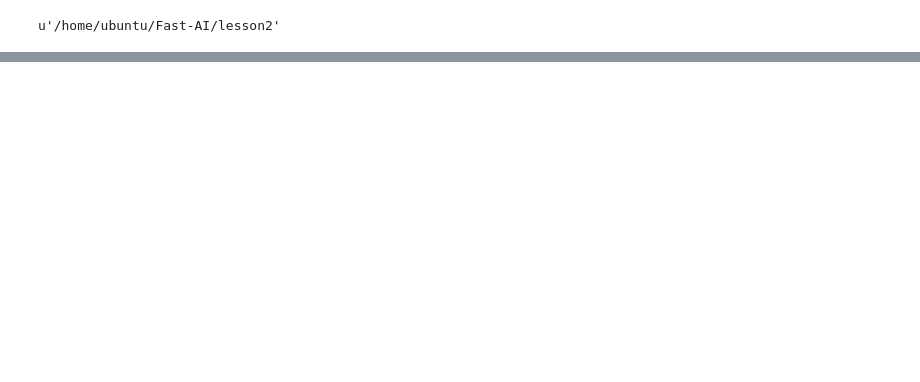
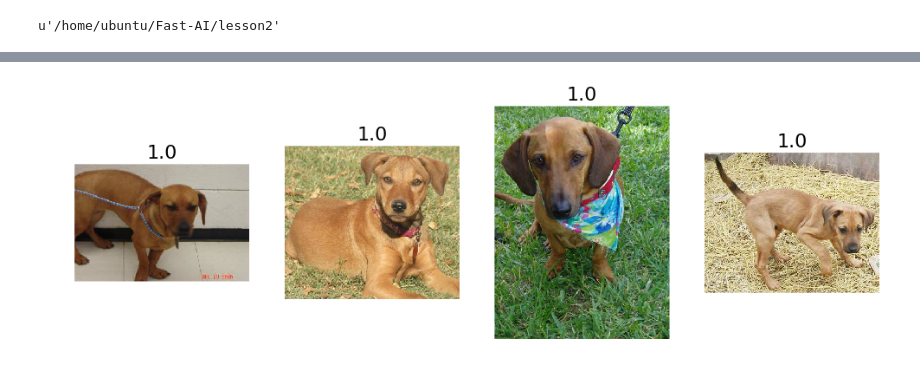
Before and after one commit to vedanalytics/Fasi-AI, a Jupyter notebook: lesson2/cats_dogs_kaggle.ipynb, the cells around one changed output, grey strips where cells are left out. Cells and saved outputs as stored; diff of their text form; code cells hidden in the pictures; blank space fills up the shorter version.

```diff
--- a/lesson2/cats_dogs_kaggle.ipynb
+++ b/lesson2/cats_dogs_kaggle.ipynb
@@ -27,0 +209,7 @@ ImportError: No module named utils
+# %%
+# as above, but dogs
+correct_dogs = np.where((preds==1) & (preds==val_labels[:,1]))[0]
+most_correct_dogs = np.argsort(probs[correct_dogs])[:n_view]
+plots_idx(correct_dogs[most_correct_dogs], 1-probs[correct_dogs][most_correct_dogs])
+# %% [output]
+[figure, added]
```
Also changed, not shown: parts of 58 cells of this notebook, 6 other files.
